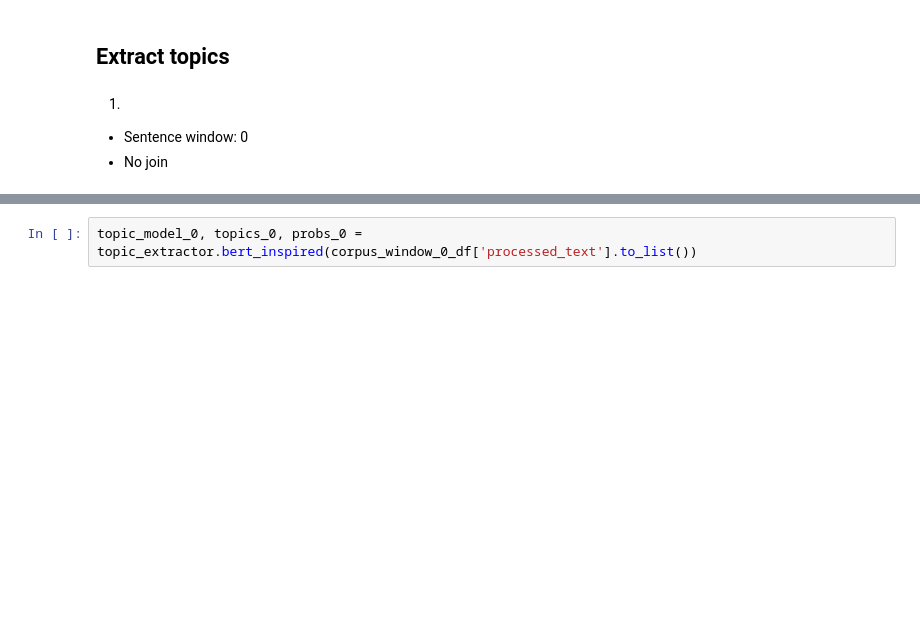
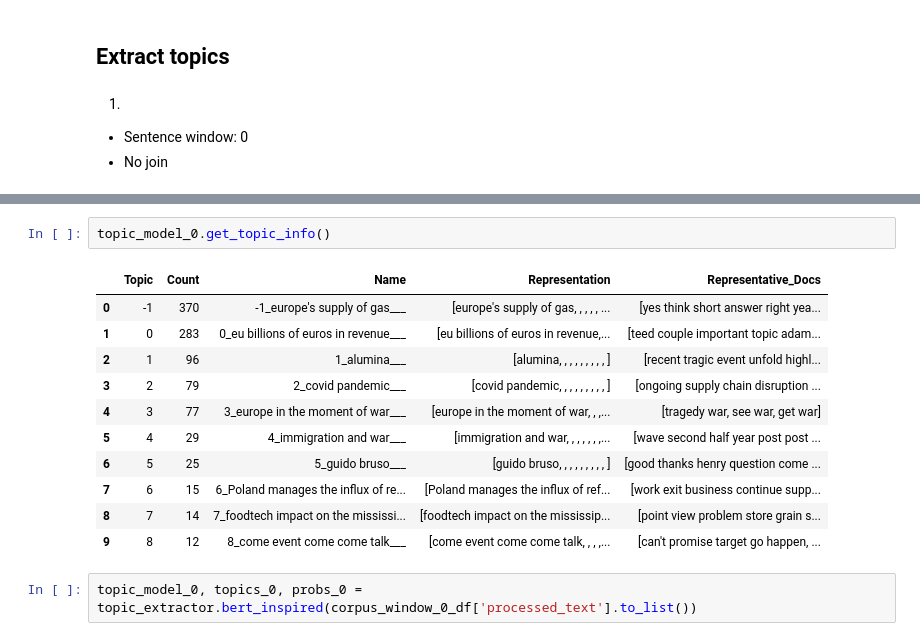
Before and after one commit to falseAzure/infineac, a Jupyter notebook: notebooks/infineac.ipynb, the cells around one changed output, grey strips where cells are left out. Cells and saved outputs as stored; diff of their text form; blank space fills up the shorter version.

```diff
--- a/notebooks/infineac.ipynb
+++ b/notebooks/infineac.ipynb
@@ -329,3 +444,17 @@ sns.displot(np.array(lengths))
+# %%
+topic_model_0.get_topic_info()
+# %% [output]
+|  | Topic | Count | Name | Representation | Representative_Docs |
+| 0 | -1 | 370 | -1_europe's supply of gas___ | [europe's supply of gas, , , , , ... | [yes think short answer right yea... |
+| 1 | 0 | 283 | 0_eu billions of euros in revenue___ | [eu billions of euros in revenue,... | [teed couple important topic adam... |
+| 2 | 1 | 96 | 1_alumina___ | [alumina, , , , , , , , , ] | [recent tragic event unfold highl... |
+| 3 | 2 | 79 | 2_covid pandemic___ | [covid pandemic, , , , , , , , , ] | [ongoing supply chain disruption ... |
+| 4 | 3 | 77 | 3_europe in the moment of war___ | [europe in the moment of war, , ,... | [tragedy war, see war, get war] |
+| 5 | 4 | 29 | 4_immigration and war___ | [immigration and war, , , , , , ,... | [wave second half year post post ... |
+| 6 | 5 | 25 | 5_guido bruso___ | [guido bruso, , , , , , , , , ] | [good thanks henry question come ... |
+| 7 | 6 | 15 | 6_Poland manages the influx of re... | [Poland manages the influx of ref... | [work exit business continue supp... |
+| 8 | 7 | 14 | 7_foodtech impact on the mississi... | [foodtech impact on the mississip... | [point view problem store grain s... |
+| 9 | 8 | 12 | 8_come event come come talk___ | [come event come come talk, , , ,... | [can't promise target go happen, ... |
 # %%
 topic_model_0, topics_0, probs_0 = topic_extractor.bert_inspired(corpus_window_0_df['processed_text'].to_list())
 # %% [output]
```
Also changed, not shown: parts of 14 cells of this notebook.
